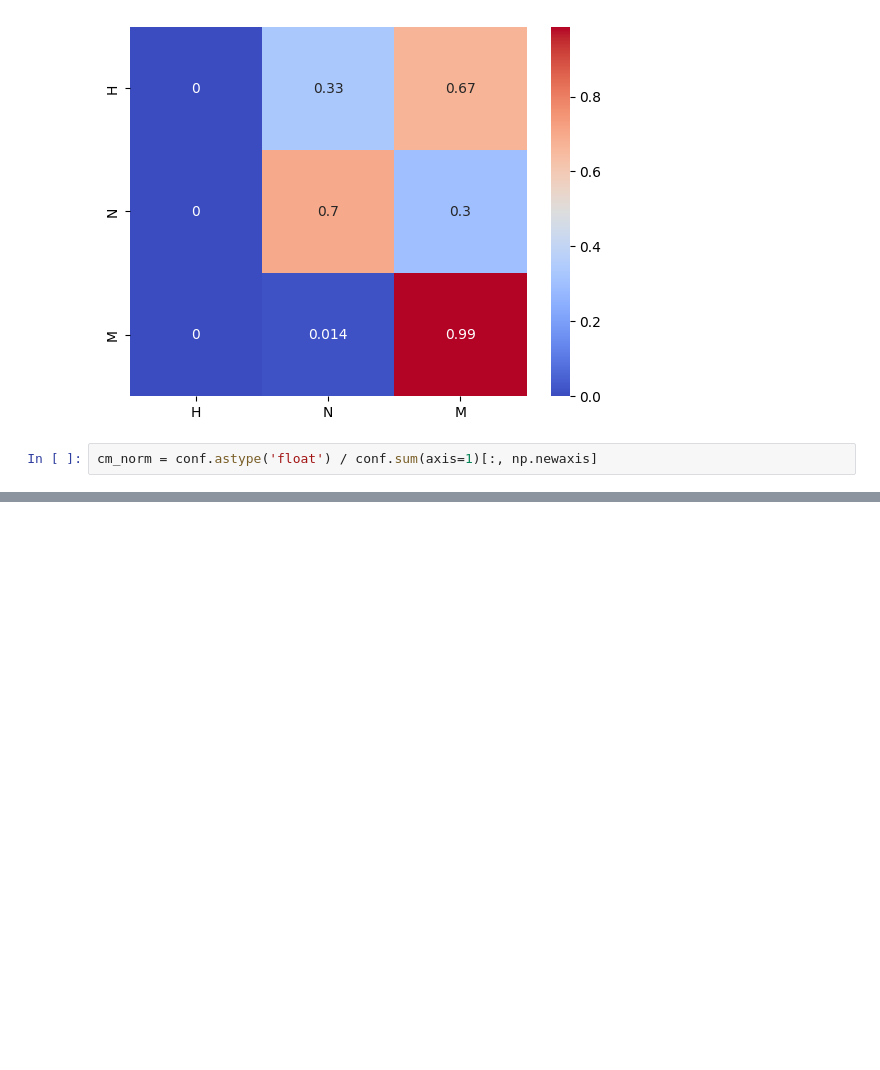
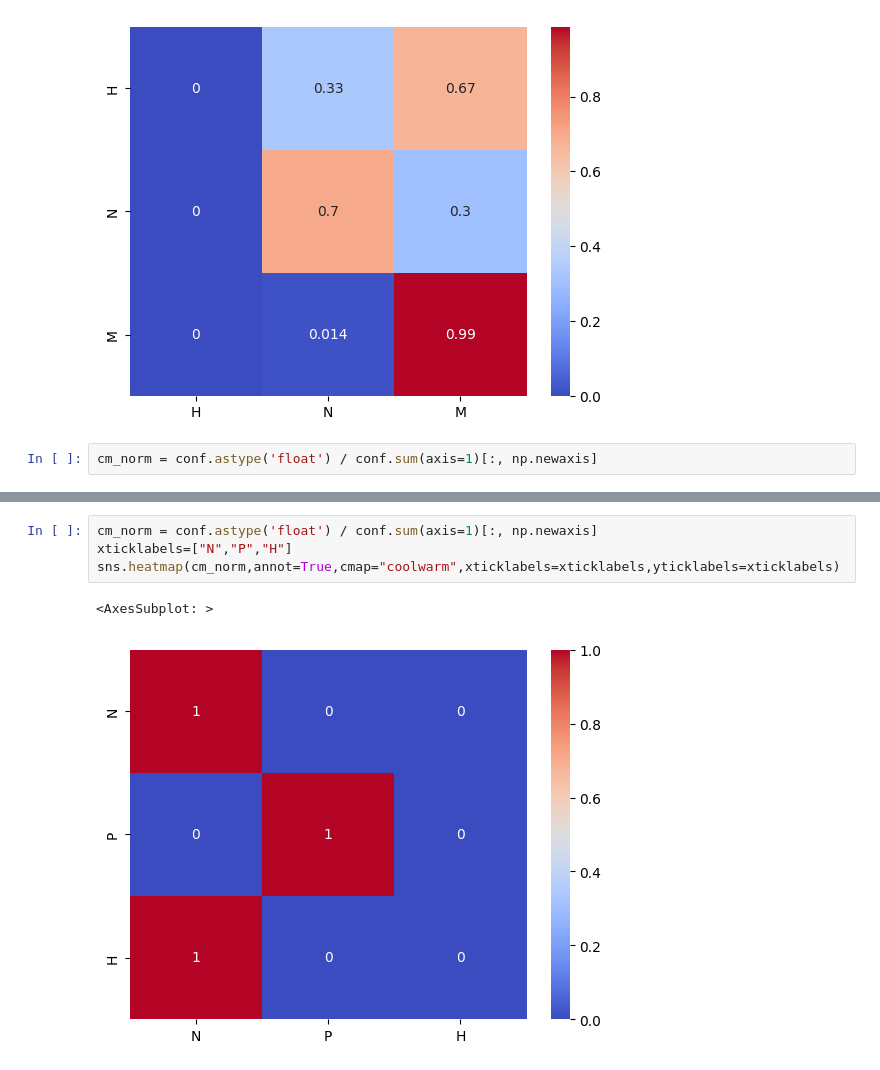
Before and after one commit to mysInma/Pathological-Myopia, a Jupyter notebook: notebooks/models/models.ipynb, the cells around one changed output, grey strips where cells are left out. Drawn from its saved outputs; the diff is of its cells as text; blank space fills up the shorter version.

```diff
--- a/notebooks/models/models.ipynb
+++ b/notebooks/models/models.ipynb
@@ -445,0 +505,7 @@ c
+# %%
+cm_norm = conf.astype('float') / conf.sum(axis=1)[:, np.newaxis]
+xticklabels=["N","P","H"]
+sns.heatmap(cm_norm,annot=True,cmap="coolwarm",xticklabels=xticklabels,yticklabels=xticklabels)
+# %% [output]
+<AxesSubplot: >
+[figure, added]
```
Also changed, not shown: parts of 5 cells of this notebook, 6 other files.
